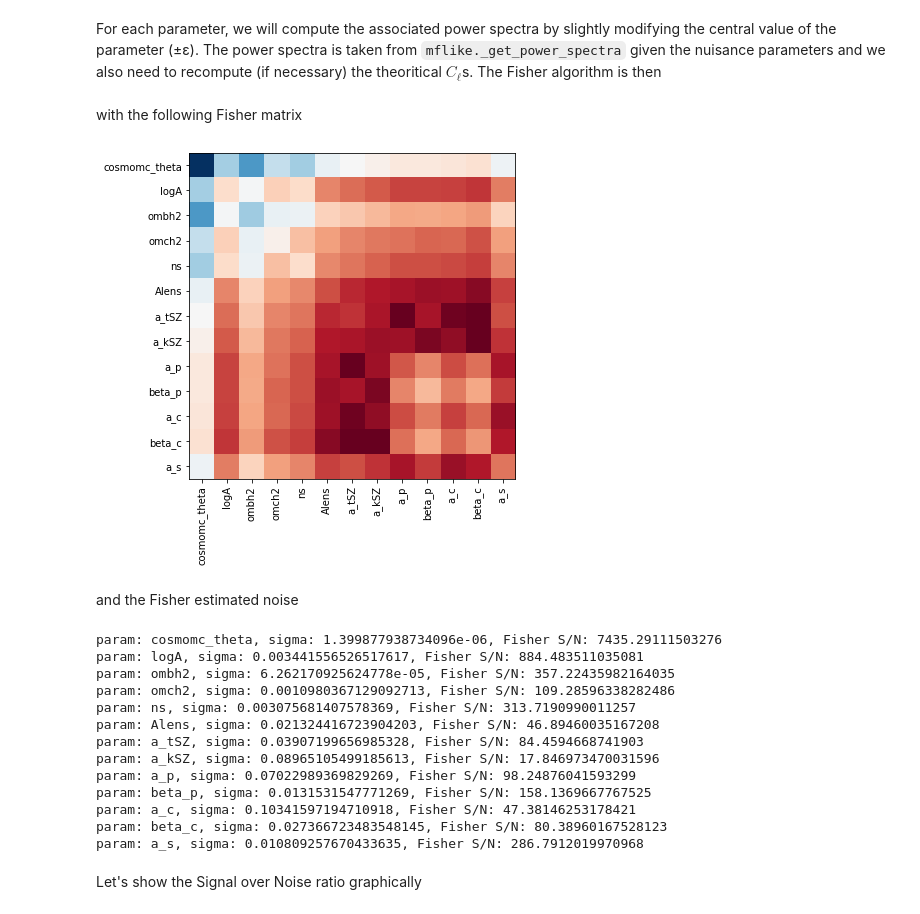
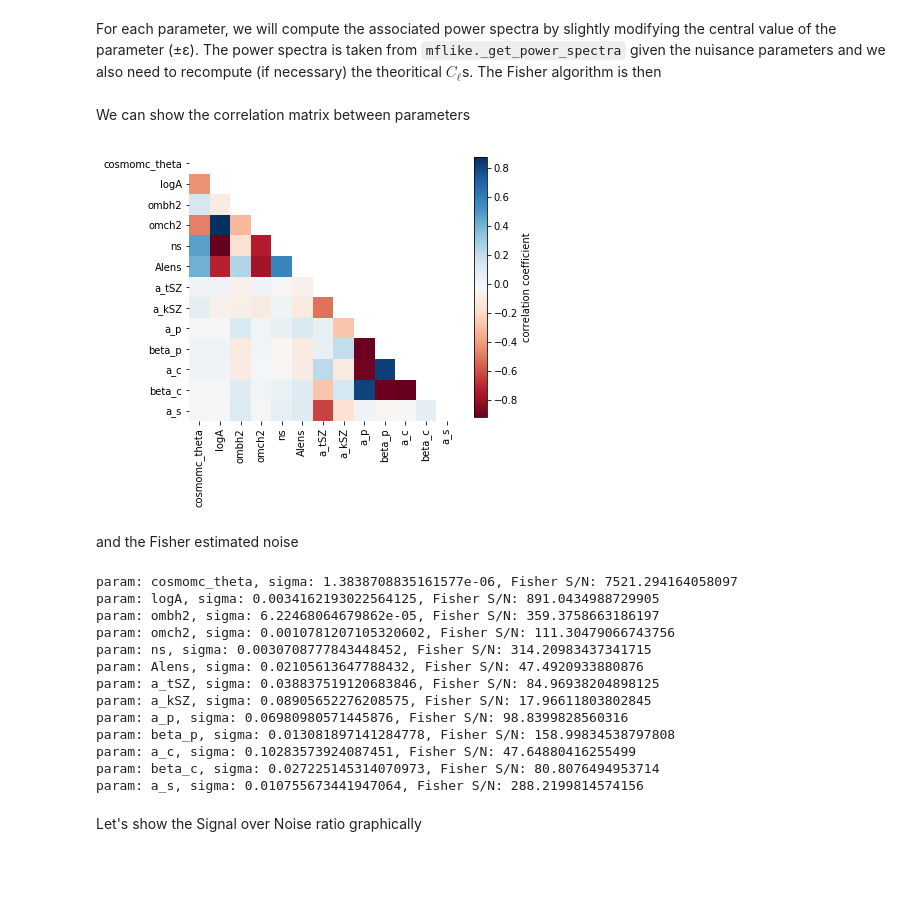
Before and after one commit to simonsobs/LAT_MFLike, a Jupyter notebook: notebooks/mflike_tutorial.ipynb, the cells around one changed output. Drawn from its saved outputs; the diff is of its cells as text; code cells hidden in the pictures; blank space fills up the shorter version.

```diff
--- a/notebooks/mflike_tutorial.ipynb
+++ b/notebooks/mflike_tutorial.ipynb
@@ -371,36 +376,44 @@ fisher_matrix = np.empty((nparams, nparams))
 for i1, p1 in enumerate(fisher_params):
     for i2, p2 in enumerate(fisher_params):
         fisher_matrix[i1, i2] = np.dot(deriv[p1], mflike.inv_cov.dot(deriv[p2]))
+fisher_cov = np.linalg.inv(fisher_matrix)
-# %% [markdown]
-with the following Fisher matrix
+# %% [markdown]
+We can show the correlation matrix between parameters
 # %%
+fisher_sigmas = np.sqrt(np.diag(fisher_cov))
+norm = np.outer(fisher_sigmas, fisher_sigmas)
+fisher_corr = fisher_cov / norm
 plt.figure(figsize=(6, 6))
-plt.imshow(np.log(np.abs(fisher_matrix)), cmap="RdBu")
+ind = np.triu_indices_from(fisher_corr)
+fisher_corr[ind] = np.nan
+plt.imshow(fisher_corr, cmap="RdBu")
 plt.xticks(np.arange(nparams), fisher_params, rotation=90)
 plt.yticks(np.arange(nparams), fisher_params, rotation=0);
+cbar = plt.colorbar(shrink=0.8)
+cbar.set_label("correlation coefficient")
+[s.set_visible(False) for s in plt.gca().spines.values()];
 # %% [output]
-[figure, old version]
+[figure, new version]
 # %% [markdown]
 and the Fisher estimated noise
 # %%
-fisher_sigmas = np.sqrt(np.diag(np.linalg.inv(fisher_matrix)))
 for param_name, param_sigma in zip(fisher_params, fisher_sigmas):
     print("param: {}, sigma: {}, Fisher S/N: {}".format(
         param_name, param_sigma, defaults[param_name]/param_sigma))
 # %% [output]
-param: cosmomc_theta, sigma: 1.399877938734096e-06, Fisher S/N: 7435.29111503276
-param: logA, sigma: 0.003441556526517617, Fisher S/N: 884.483511035081
-param: ombh2, sigma: 6.262170925624778e-05, Fisher S/N: 357.22435982164035
-param: omch2, sigma: 0.0010980367129092713, Fisher S/N: 109.28596338282486
-param: ns, sigma: 0.003075681407578369, Fisher S/N: 313.7190990011257
-param: Alens, sigma: 0.021324416723904203, Fisher S/N: 46.89460035167208
-param: a_tSZ, sigma: 0.03907199656985328, Fisher S/N: 84.4594668741903
-param: a_kSZ, sigma: 0.08965105499185613, Fisher S/N: 17.846973470031596
-param: a_p, sigma: 0.07022989369829269, Fisher S/N: 98.24876041593299
-param: beta_p, sigma: 0.0131531547771269, Fisher S/N: 158.1369667767525
-param: a_c, sigma: 0.10341597194710918, Fisher S/N: 47.38146253178421
-param: beta_c, sigma: 0.027366723483548145, Fisher S/N: 80.38960167528123
-param: a_s, sigma: 0.010809257670433635, Fisher S/N: 286.7912019970968
+param: cosmomc_theta, sigma: 1.3838708835161577e-06, Fisher S/N: 7521.294164058097
+param: logA, sigma: 0.0034162193022564125, Fisher S/N: 891.0434988729905
+param: ombh2, sigma: 6.22468064679862e-05, Fisher S/N: 359.3758663186197
+param: omch2, sigma: 0.0010781207105320602, Fisher S/N: 111.30479066743756
+param: ns, sigma: 0.0030708777843448452, Fisher S/N: 314.20983437341715
+param: Alens, sigma: 0.02105613647788432, Fisher S/N: 47.4920933880876
+param: a_tSZ, sigma: 0.038837519120683846, Fisher S/N: 84.96938204898125
+param: a_kSZ, sigma: 0.08905652276208575, Fisher S/N: 17.96611803802845
+param: a_p, sigma: 0.06980980571445876, Fisher S/N: 98.8399828560316
+param: beta_p, sigma: 0.013081897141284778, Fisher S/N: 158.99834538797808
+param: a_c, sigma: 0.10283573924087451, Fisher S/N: 47.64880416255499
+param: beta_c, sigma: 0.027225145314070973, Fisher S/N: 80.8076494953714
+param: a_s, sigma: 0.010755673441947064, Fisher S/N: 288.2199814574156
 # %% [markdown]
 Let's show the Signal over Noise ratio graphically
 # %%
```
Also changed, not shown: parts of 8 cells of this notebook.
